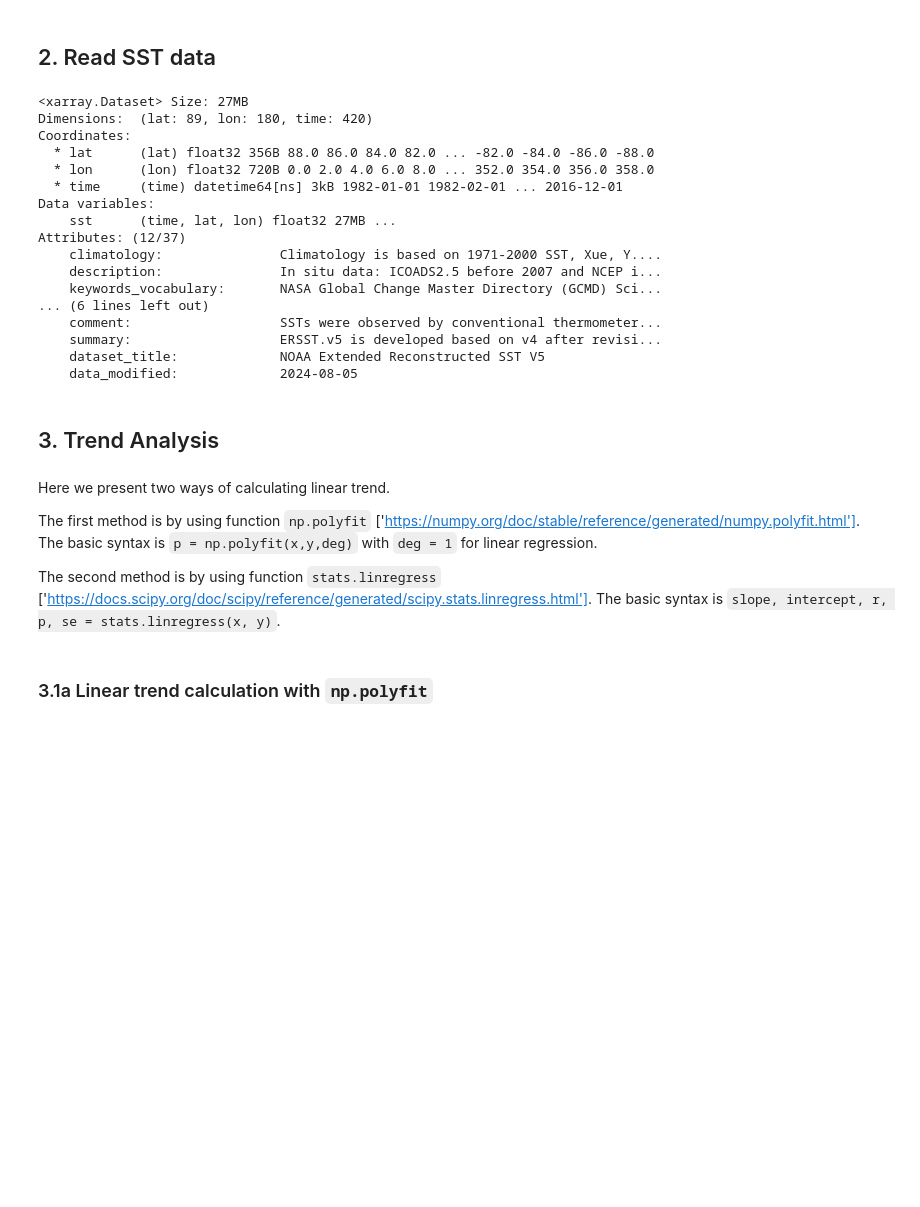
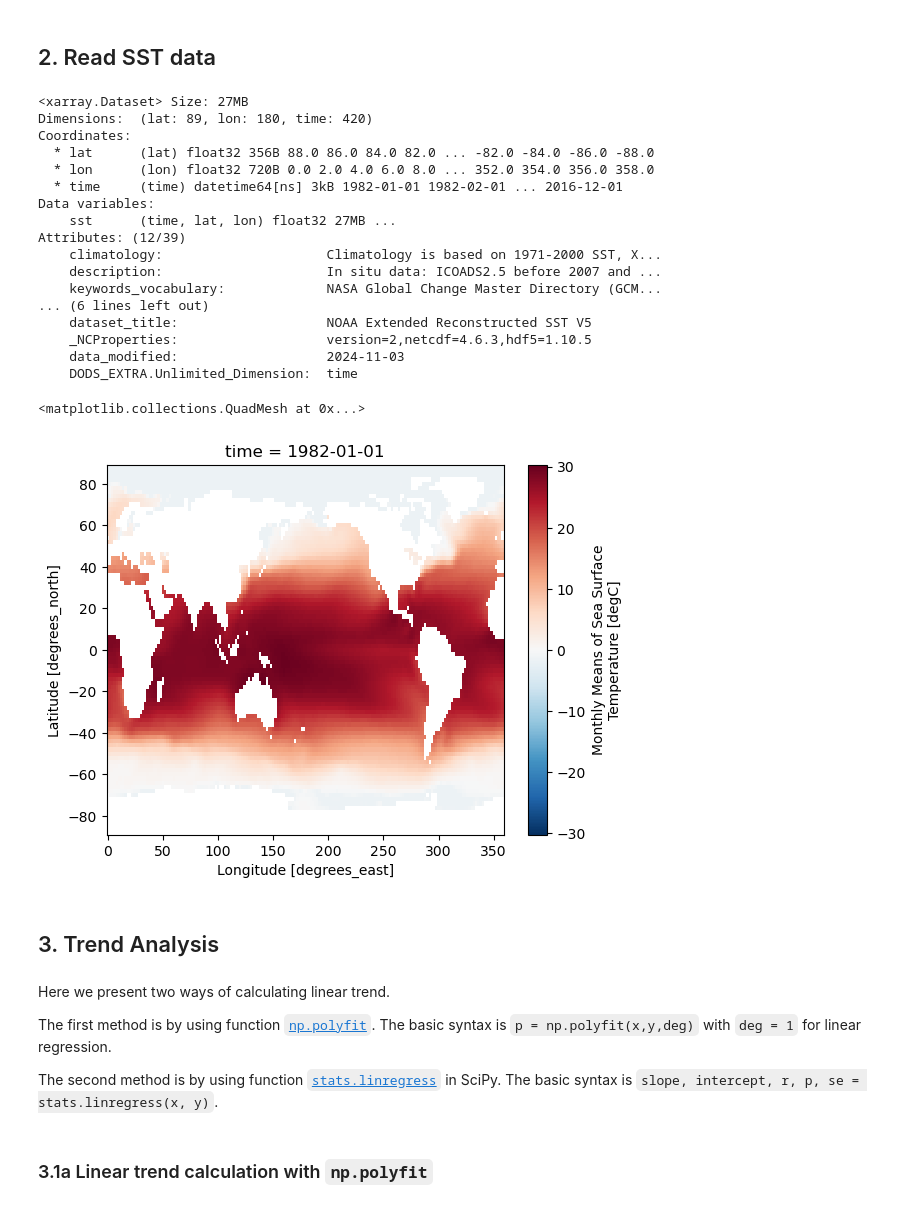
Before and after one commit to yutianwuldeo/GR6901, a Jupyter notebook: week11_linear_trend.ipynb, the cells around one changed output. Cells and saved outputs as stored; diff of their text form; code cells hidden in the pictures; blank space fills up the shorter version.

```diff
--- a/week11_linear_trend.ipynb
+++ b/week11_linear_trend.ipynb
@@ -23,7 +22,8 @@ import matplotlib.pyplot as plt
 # %% [markdown]
 ## 2. Read SST data
 # %%
-ds = xr.open_dataset('../data/sst.mnmean.nc', drop_variables=['time_bnds'])
+url = 'http://www.esrl.noaa.gov/psd/thredds/dodsC/Datasets/noaa.ersst.v5/sst.mnmean.nc'
+ds = xr.open_dataset(url, drop_variables=['time_bnds'])
 ds = ds.sel(time=slice('1982', '2016'))
 ds
 # %% [output]
@@ -35,15 +35,21 @@ Coordinates:
   * time     (time) datetime64[ns] 3kB 1982-01-01 1982-02-01 ... 2016-12-01
 Data variables:
     sst      (time, lat, lon) float32 27MB ...
-Attributes: (12/37)
-    climatology:               Climatology is based on 1971-2000 SST, Xue, Y....
-    description:               In situ data: ICOADS2.5 before 2007 and NCEP i...
-    keywords_vocabulary:       NASA Global Change Master Directory (GCMD) Sci...
+Attributes: (12/39)
+    climatology:                     Climatology is based on 1971-2000 SST, X...
+    description:                     In situ data: ICOADS2.5 before 2007 and ...
+    keywords_vocabulary:             NASA Global Change Master Directory (GCM...
 ... (6 lines left out)
-    comment:                   SSTs were observed by conventional thermometer...
-    summary:                   ERSST.v5 is developed based on v4 after revisi...
-    dataset_title:             NOAA Extended Reconstructed SST V5
-    data_modified:             2024-08-05
+    dataset_title:                   NOAA Extended Reconstructed SST V5
+    _NCProperties:                   version=2,netcdf=4.6.3,hdf5=1.10.5
+    data_modified:                   2024-11-03
+    DODS_EXTRA.Unlimited_Dimension:  time
+# %%
+# check the dataset - NaN over the land
+ds.sst[0].plot()
+# %% [output]
+<matplotlib.collections.QuadMesh at 0x...>
+[figure, added]
 # %%
 lons = ds.lon
 lats = ds.lat
@@ -57,10 +63,10 @@ ngrd = nlon*nlat
 # %% [markdown]
 Here we present two ways of calculating linear trend.
 
-The first method is by using function `np.polyfit` ['https://numpy.org/doc/stable/reference/generated/numpy.polyfit.html']. The basic syntax is `p = np.polyfit(x,y,deg)` with `deg = 1` for linear regression.
+The first method is by using function [`np.polyfit`](https://numpy.org/doc/stable/reference/generated/numpy.polyfit.html). The basic syntax is `p = np.polyfit(x,y,deg)` with `deg = 1` for linear regression.
 
 The second method is by using function
-`stats.linregress` ['https://docs.scipy.org/doc/scipy/reference/generated/scipy.stats.linregress.html']. The basic syntax is `slope, intercept, r, p, se = stats.linregress(x, y)`.
+[`stats.linregress`](https://docs.scipy.org/doc/scipy/reference/generated/scipy.stats.linregress.html) in SciPy. The basic syntax is `slope, intercept, r, p, se = stats.linregress(x, y)`.
 # %% [markdown]
 ### 3.1a Linear trend calculation with `np.polyfit`
 # %%
```
Also changed, not shown: parts of 7 cells of this notebook, 1 other file.
